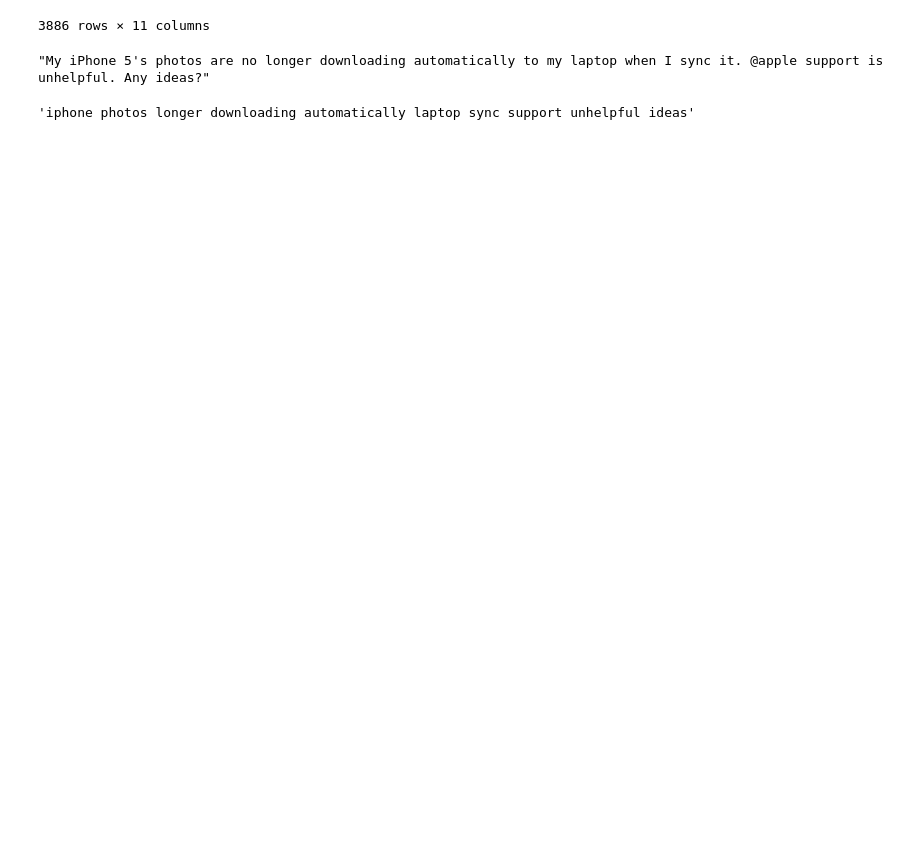
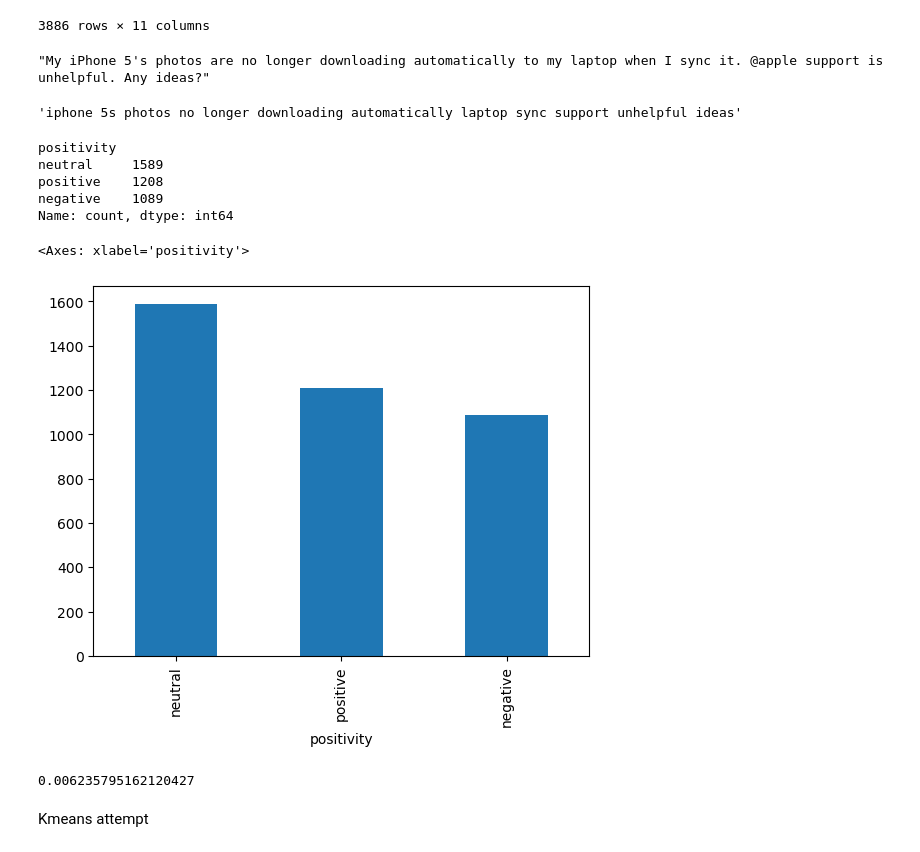
Before and after one commit to Luwate/phase-4-project, a Jupyter notebook: NLP PROJECT.ipynb, the cells around one changed output. Cells and saved outputs as stored; diff of their text form; code cells hidden in the pictures; blank space fills up the shorter version.

Commit message:
Kmeans attempt

```diff
--- a/NLP PROJECT.ipynb
+++ b/NLP PROJECT.ipynb
@@ -101,8 +105,10 @@ def clean_text(text):
         # Remove mentions
         text = re.sub(r'@\w+', '', text)
         #text =  re.sub(r'@+', '', text)
+        #text = re.sub(r'@\w+', '<MENTION>', text)
         # Remove hashtags
         text = re.sub(r'#\w+', '', text)
+        #text = re.sub(r'#\w+', '<HASHTAG>', text)
         #text =  re.sub(r'#+', '', text)
         # Remove RT (retweet) indicator
         text = re.sub(r'^RT\s+', '', text)
@@ -111,7 +117,7 @@ def clean_text(text):
         #lowercase text
         text = text.lower()
         #Remove punctuation
-        text = text.translate(str.maketrans('', '', string.punctuation))
+        text = text.translate(str.maketrans('', '', string.punctuation.replace('<', '').replace('>', '')))
         text = text.strip()
     return text
 # %%
@@ -190,5 +196,5 @@ df['text'][2]
 Further Preprocessing
 # %%
 # Tokenization
-tokenizer = RegexpTokenizer(pattern=r'(?u)\w{3,}')
+tokenizer = RegexpTokenizer(r'<[A-Z]+>|[\w]+')
 df_clean['text'] = df_clean['text'].apply(lambda x: tokenizer.tokenize(x))
@@ -195,3 +205,9 @@ df_clean['text'] = df_clean['text'].apply(lambda x: tokenizer.tokenize(x))
+# %%
+#Stopwords
+important_words = {'not', 'no', 'never', 'very', 'should', 'could', 'would'}
+stopwords_list = set(stopwords.words('english'))
+stopwords_list = stopwords_list - important_words
+df_clean['text'] = df_clean['text'].apply(lambda x: [word for word in x if word not in stopwords_list])
 # %%
 df_clean['text']
 # %% [output]
@@ -299,4 +298,19 @@ df['text'][3884]
 # %%
 df_clean['text'][3884]
 # %% [output]
-'iphone photos longer downloading automatically laptop sync support unhelpful ideas'
+'iphone 5s photos no longer downloading automatically laptop sync support unhelpful ideas'
+# %%
+df_clean['positivity'] = df_clean['scores'].map(lambda x: 'positive' if x > 0.05 else 'negative' if x < -0.05 else 'neutral')
+# %%
+df_clean['positivity'].value_counts()
+# %% [output]
+positivity
+neutral     1589
+positive    1208
+negative    1089
+Name: count, dtype: int64
+# %%
+df_clean['positivity'].value_counts().plot.bar()
+# %% [output]
+<Axes: xlabel='positivity'>
+[figure, added]
@@ -302,0 +321,6 @@ df_clean['text'][3884]
+# %%
+avg_score
+# %% [output]
+0.006235795162120427
+# %% [markdown]
+Kmeans attempt
```
Also changed, not shown: parts of 13 cells of this notebook.
